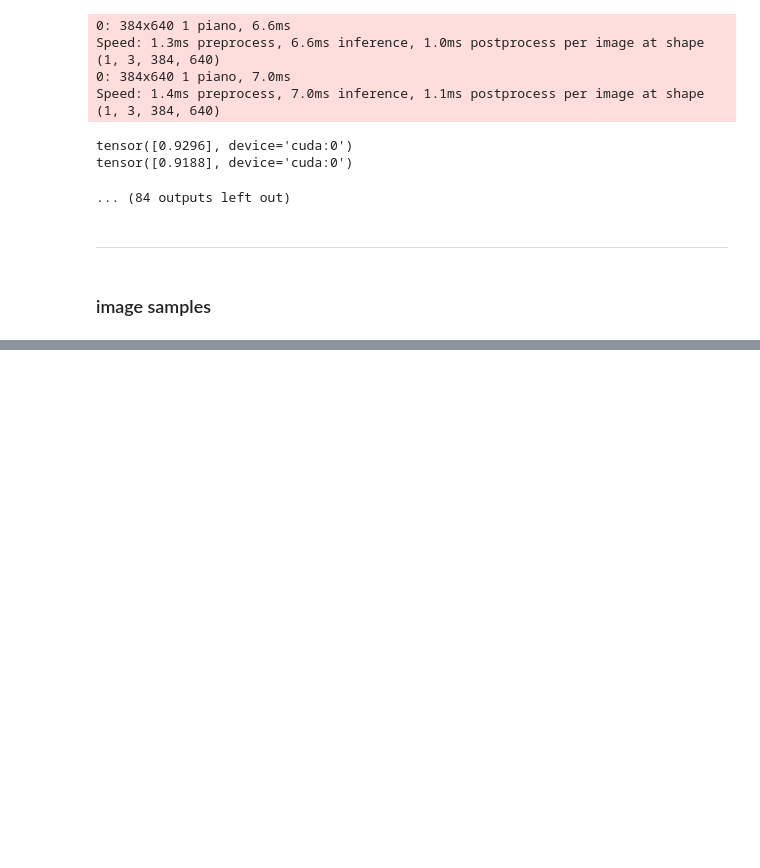
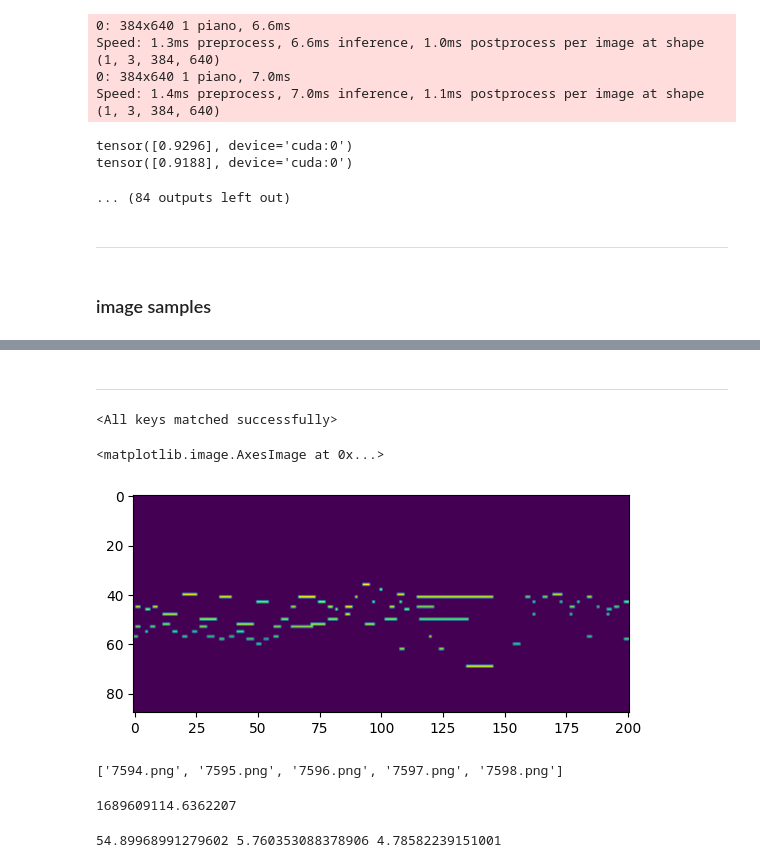
Before and after one commit to boostcampaitech5/level3_cv_finalproject-cv-08, a Jupyter notebook: EDA.ipynb, the cells around one changed output, grey strips where cells are left out. Saved outputs shown, nothing was run; the diff lists cells and outputs as text; code cells hidden in the pictures; blank space fills up the shorter version.

```diff
--- a/EDA.ipynb
+++ b/EDA.ipynb
@@ -411,3 +412,5 @@ for i, image_path in enumerate(image_paths):
     target_load_path = os.path.join(image_path, f'2000.png')
     target_save_path = os.path.join("./comp_images2", f'{img_id}_2000.png')
     os.system(f"cp '{target_load_path}' '{target_save_path}'")
+# %% [markdown]
+----------
@@ -413,0 +426,5 @@ for i, image_path in enumerate(image_paths):
+# %%
+model_checkpoint = "./experiments/46_2023-07-16 11:15:27_best_baseline2/Video2Roll_bestf1.pth"
+song_name = "168_Bach Prelude and Fugue No2 Well Tempered Clavier Book 2 with Harmonic Pedal.mp4"
+image_path = os.path.join("./data/ytdataset/images_nopad/testing", song_name)
+label_path = os.path.join("./data/ytdataset/labels_audeo/testing", song_name) + ".pkl"
@@ -413,0 +433,15 @@ for i, image_path in enumerate(image_paths):
+# %%
+model = Video2RollNet(num_classes=85)
+model.to("cuda:1")
+model.load_state_dict(torch.load(model_checkpoint, map_location="cuda:1"))
+# %% [output]
+<All keys matched successfully>
+# %%
+label_dict = np.load(label_path, allow_pickle=True)
+label_np = np.stack(label_dict.values())
+label_np = label_np.T[::-1]
+
+plt.imshow(label_np[:, 800:1001])
+# %% [output]
+<matplotlib.image.AxesImage at 0x...>
+[figure, added]
@@ -413,0 +453,4 @@ for i, image_path in enumerate(image_paths):
+# %%
+full_img_list[-1]
+# %% [output]
+['7594.png', '7595.png', '7596.png', '7597.png', '7598.png']
@@ -413,0 +459,4 @@ for i, image_path in enumerate(image_paths):
+# %%
+time.time()
+# %% [output]
+1689609114.6362207
@@ -413,0 +523,4 @@ for i, image_path in enumerate(image_paths):
+# %%
+print(img_loading_time, img_postprocess_time, img_inference_time)
+# %% [output]
+54.89968991279602 5.760353088378906 4.78582239151001
```
Also changed, not shown: parts of 48 cells of this notebook.
